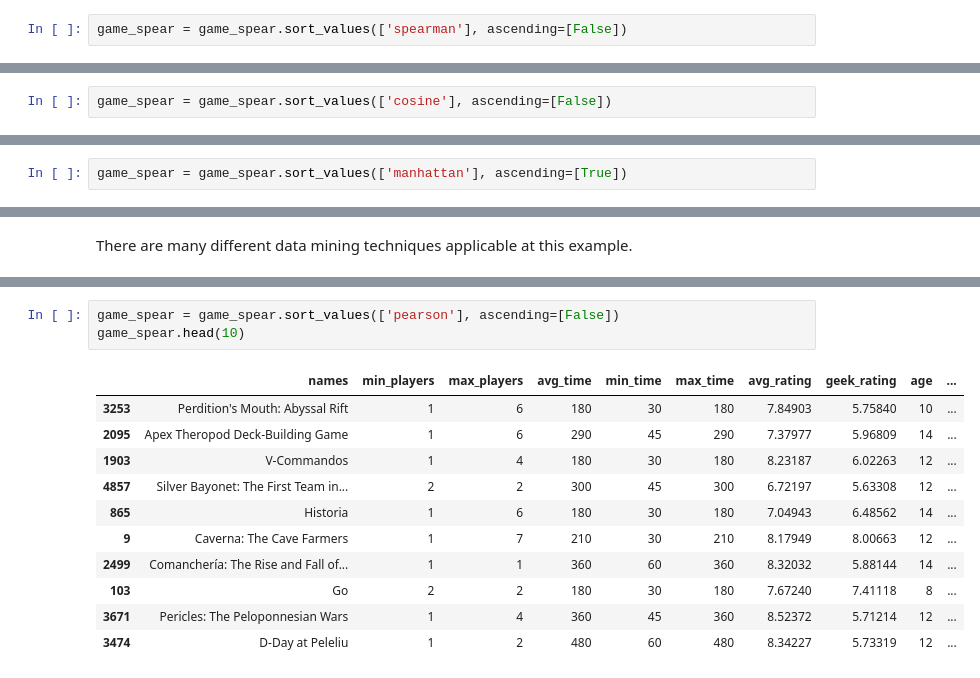
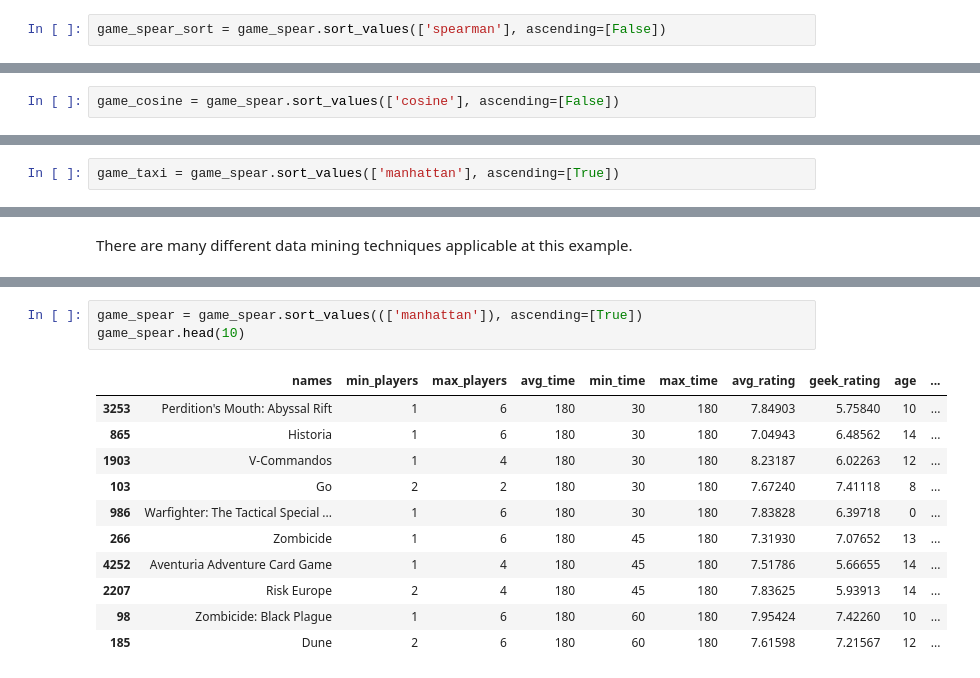
Before and after one commit to dongiovy/Jato, a Jupyter notebook: Models_to_derive_similarity.ipynb, the cells around one changed output, grey strips where cells are left out. Drawn from its saved outputs; the diff is of its cells as text.

```diff
--- a/Models_to_derive_similarity.ipynb
+++ b/Models_to_derive_similarity.ipynb
@@ -201,5 +201,5 @@ game_spear['pearson'] = pearson
 # %% [markdown]
 Sorting values by Spearman Rank Correlation:
 # %%
-game_spear = game_spear.sort_values(['spearman'], ascending=[False])
+game_spear_sort = game_spear.sort_values(['spearman'], ascending=[False])
 # %%
@@ -259,5 +259,5 @@ Add the Cosine column to the results table:
 # %%
 game_spear['cosine'] = cosine
 # %%
-game_spear = game_spear.sort_values(['cosine'], ascending=[False])
+game_cosine = game_spear.sort_values(['cosine'], ascending=[False])
 # %%
@@ -291,5 +291,5 @@ As usual I add and sort it to the result table
 # %%
 game_spear['manhattan'] = manhattan
 # %%
-game_spear = game_spear.sort_values(['manhattan'], ascending=[True])
+game_taxi = game_spear.sort_values(['manhattan'], ascending=[True])
 # %%
@@ -320,15 +325,15 @@ There are many different data mining techniques applicable at this example.
 # %%
-game_spear = game_spear.sort_values(['pearson'], ascending=[False])
+game_spear = game_spear.sort_values((['manhattan']), ascending=[True])
 game_spear.head(10)
 # %% [output]
 |  | names | min_players | max_players | avg_time | min_time | max_time | avg_rating | geek_rating | age | ... |
 | 3253 | Perdition's Mouth: Abyssal Rift | 1 | 6 | 180 | 30 | 180 | 7.84903 | 5.75840 | 10 | ... |
-| 2095 | Apex Theropod Deck-Building Game | 1 | 6 | 290 | 45 | 290 | 7.37977 | 5.96809 | 14 | ... |
+| 865 | Historia | 1 | 6 | 180 | 30 | 180 | 7.04943 | 6.48562 | 14 | ... |
 | 1903 | V-Commandos | 1 | 4 | 180 | 30 | 180 | 8.23187 | 6.02263 | 12 | ... |
-| 4857 | Silver Bayonet: The First Team in... | 2 | 2 | 300 | 45 | 300 | 6.72197 | 5.63308 | 12 | ... |
-| 865 | Historia | 1 | 6 | 180 | 30 | 180 | 7.04943 | 6.48562 | 14 | ... |
-| 9 | Caverna: The Cave Farmers | 1 | 7 | 210 | 30 | 210 | 8.17949 | 8.00663 | 12 | ... |
-| 2499 | Comanchería: The Rise and Fall of... | 1 | 1 | 360 | 60 | 360 | 8.32032 | 5.88144 | 14 | ... |
 | 103 | Go | 2 | 2 | 180 | 30 | 180 | 7.67240 | 7.41118 | 8 | ... |
-| 3671 | Pericles: The Peloponnesian Wars | 1 | 4 | 360 | 45 | 360 | 8.52372 | 5.71214 | 12 | ... |
-| 3474 | D-Day at Peleliu | 1 | 2 | 480 | 60 | 480 | 8.34227 | 5.73319 | 12 | ... |
+| 986 | Warfighter: The Tactical Special ... | 1 | 6 | 180 | 30 | 180 | 7.83828 | 6.39718 | 0 | ... |
+| 266 | Zombicide | 1 | 6 | 180 | 45 | 180 | 7.31930 | 7.07652 | 13 | ... |
+| 4252 | Aventuria Adventure Card Game | 1 | 4 | 180 | 45 | 180 | 7.51786 | 5.66655 | 14 | ... |
+| 2207 | Risk Europe | 2 | 4 | 180 | 45 | 180 | 7.83625 | 5.93913 | 14 | ... |
+| 98 | Zombicide: Black Plague | 1 | 6 | 180 | 60 | 180 | 7.95424 | 7.42260 | 10 | ... |
+| 185 | Dune | 2 | 6 | 180 | 60 | 180 | 7.61598 | 7.21567 | 12 | ... |
```
Also changed, not shown: parts of 7 cells of this notebook.
